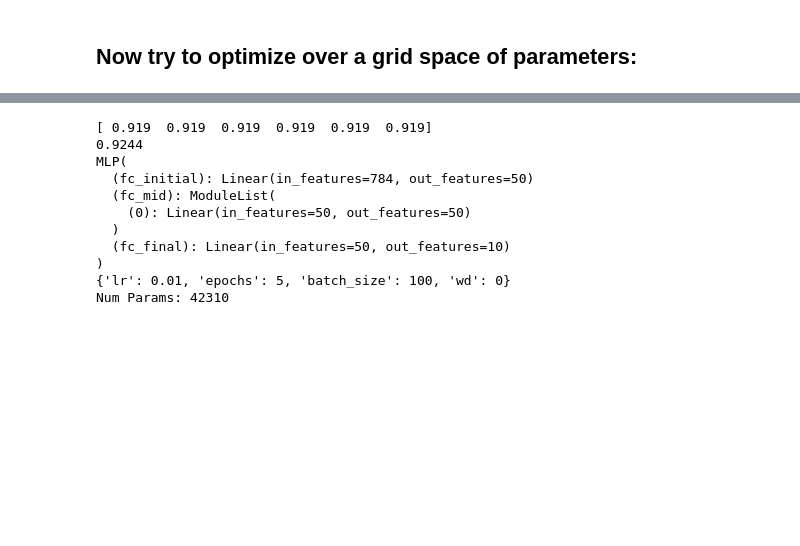
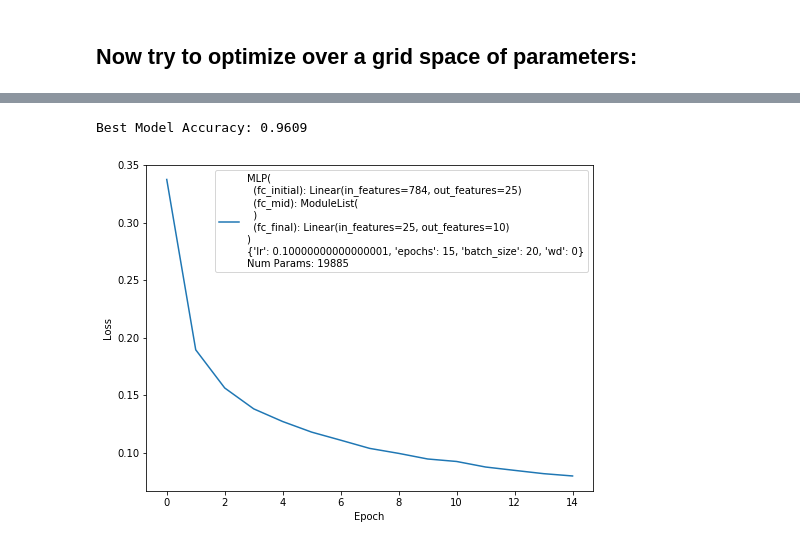
Before and after one commit to rshally/AM207, a Jupyter notebook: Spencer/Pset 4/Hallyburton_Pset_4.ipynb, the cells around one changed output, grey strips where cells are left out. Cells and saved outputs as stored; diff of their text form; code cells hidden in the pictures; blank space fills up the shorter version.

```diff
--- a/Spencer/Pset 4/Hallyburton_Pset_4.ipynb
+++ b/Spencer/Pset 4/Hallyburton_Pset_4.ipynb
@@ -877,32 +882,29 @@ Accuracy: 0.9244
 # %%
 # Set up parameters
 lrs = [0.1, 0.05, 0.01]
-#batch_sizes = [20, 50, 100, 200]
-batch_sizes = 100
-hidden_dims = [25, 50]
-#hidden_dims = [25, 50, 75, 100]
+batch_sizes = [20, 50, 100, 200]
+wd = .001
+hidden_dims = [25, 50, 75, 100]
 
 # Make my own grid search:
 lr_grid, batch_grid, hidden_dim_grid = np.meshgrid(lrs, batch_sizes, hidden_dims)
-accuracy = np.zeros(lr_grid.size)
+accuracy_params = np.zeros(lr_grid.size)
 # %%
 # Run model over grid parameters
 for i, lr, batch_size, hidden_dim in zip(tnrange(lr_grid.size), lr_grid.ravel(), batch_grid.ravel(), hidden_dim_grid.ravel()):
 
     # Initialize model with parameters and do a mini train
-    model = MLPClassifier(input_dim=imsize*imsize, epochs = 5, batch_size=batch_size, lr=lr,
-                          hidden_dim=int(hidden_dim), additional_hidden_wide=1)
+    model = MLPClassifier(input_dim=imsize*imsize, wd=wd, epochs = 5, batch_size=batch_size, lr=lr,
+                          hidden_dim=int(hidden_dim), additional_hidden_wide=0)
 
     # Load data
     trainloader, validloader, testloader, _ = load_MNIST(batch=batch_size, valid_num=10000)
-
-    print(model)
 
     # Fit data
     model.fit(trainloader)
 
     # Test on validation set
-    accuracy[i] = model.predict(validloader)
+    accuracy_params[i] = model.predict(validloader)
 # %% [output]
 Failed to display Jupyter Widget of type HBox.
 If you're reading this message in the Jupyter Notebook or JupyterLab Notebook, it may mean that the widgets JavaScript is still loading. If this message persists, it likely means that the widgets Java ...
@@ -991,20 +997,11 @@ If you're reading this message in another frontend (for example, a static render
 # %%
-# Find the best accuracy and take the parameters
-idxmax = np.argmax(accuracy)
-lr_best = lr_grid.ravel()[idxmax]
-batch_best = batch_grid.ravel()[idxmax]
-hidden_best = hidden_dim_grid.ravel()[idxmax]
-
 # Do a full training on this model
 # Initialize model with parameters and do a mini train
-model = MLPClassifier(input_dim=imsize*imsize, epochs = 10, batch_size=batch_best, lr=lr_best,
-                          hidden_dim=int(hidden_best), additional_hidden_wide=1)
+model = MLPClassifier(input_dim=imsize*imsize, epochs = 15, batch_size=batch_best, lr=lr_best,
+                          hidden_dim=int(hidden_best), additional_hidden_wide=0)
 # Load data
 trainloader, validloader, testloader, _ = load_MNIST(batch=batch_best, valid_num=0)
 
 # Fit data
 model.fit(trainloader)
-
-# Test on test set
-accuracy_overall = model.predict(testloader)
 # %% [output]
@@ -1041,15 +1011,10 @@ KeyboardInterrupt:
-# %%
-print(accuracy)
-print(accuracy_overall)
-# %% [output]
-[ 0.919  0.919  0.919  0.919  0.919  0.919]
-0.9244
-MLP(
-  (fc_initial): Linear(in_features=784, out_features=50)
-  (fc_mid): ModuleList(
-    (0): Linear(in_features=50, out_features=50)
-  )
-  (fc_final): Linear(in_features=50, out_features=10)
-)
-{'lr': 0.01, 'epochs': 5, 'batch_size': 100, 'wd': 0}
-Num Params: 42310
+# %%
+# Test on test set
+accuracy_overall = model.predict(testloader)
+print('Best Model Accuracy:', accuracy_overall)
+
+# Print Loss:
+model.plot_loss()
+# %% [output]
+Best Model Accuracy: 0.9609
+[figure, added]
```
Also changed, not shown: parts of 29 cells of this notebook, 2 other files.
